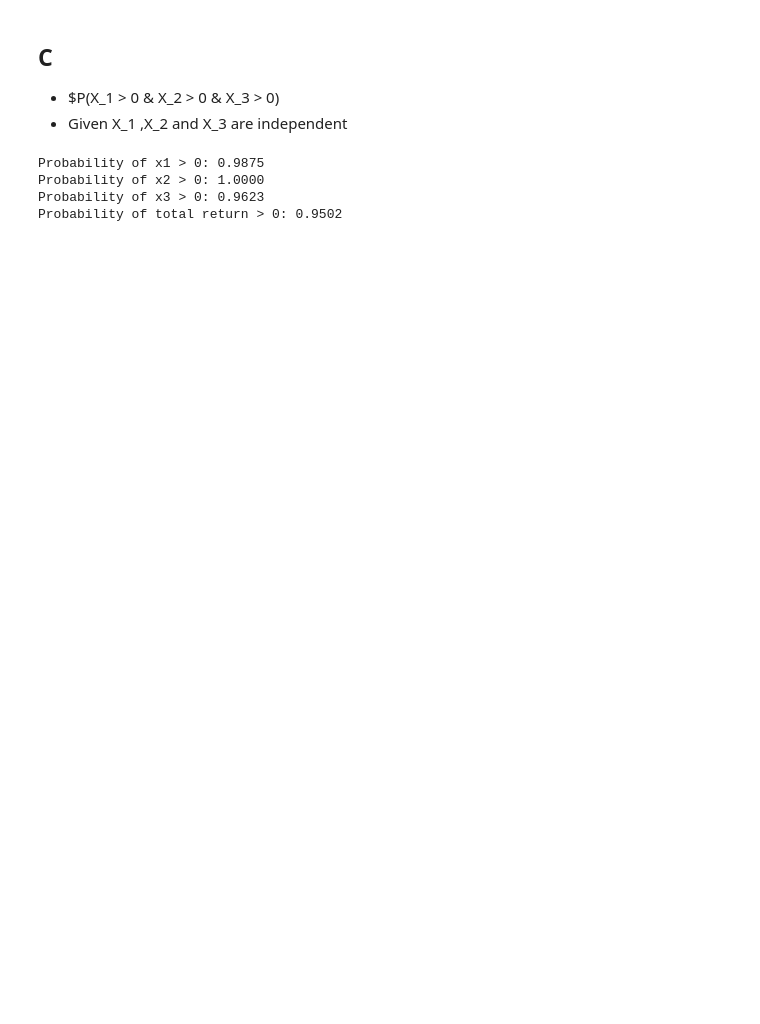
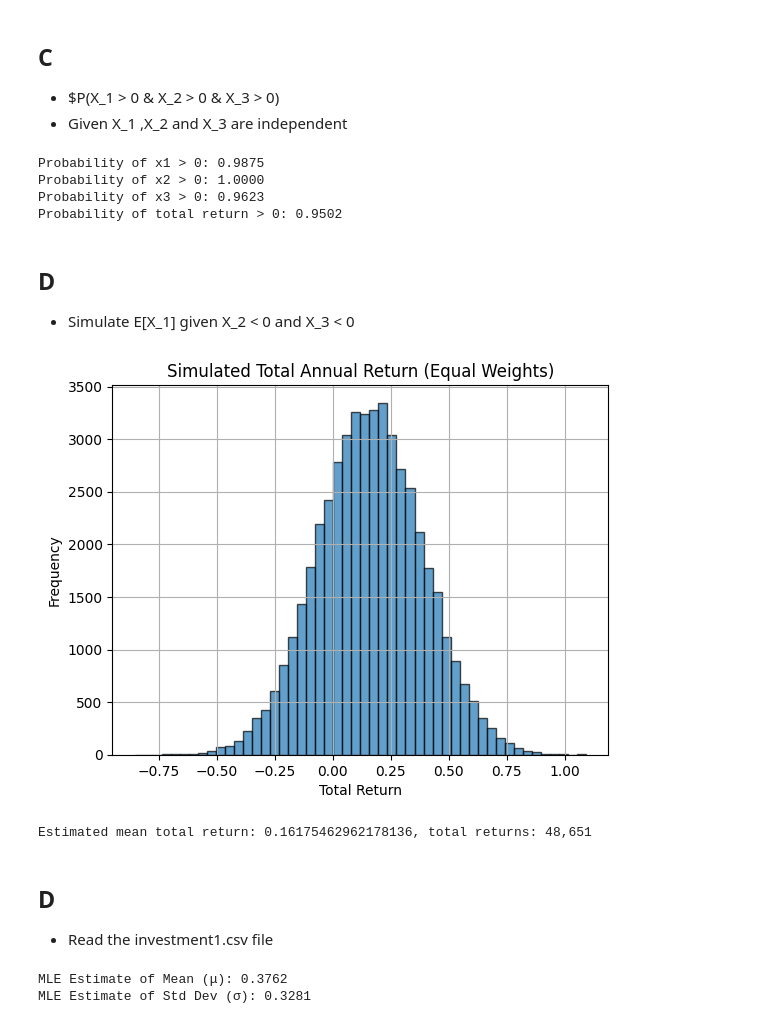
Before and after one commit to 1shaked/year_3, a Jupyter notebook: simulation/hw5/q1.ipynb, the cells around one changed output. Saved outputs shown, nothing was run; the diff lists cells and outputs as text; code cells hidden in the pictures; blank space fills up the shorter version.

```diff
--- a/simulation/hw5/q1.ipynb
+++ b/simulation/hw5/q1.ipynb
@@ -109,3 +110,50 @@ Probability of x1 > 0: 0.9875
 Probability of x2 > 0: 1.0000
 Probability of x3 > 0: 0.9623
 Probability of total return > 0: 0.9502
+# %% [markdown]
+## D
+* Simulate E[X_1] given X_2 < 0 and X_3 < 0
+# %%
+returns = np.random.multivariate_normal(mu, Sigma, size=n_samples * 10)
+
+# total_returns = returns.mean(axis=1)  # axis=1 → average across columns (investments)
+vals = []
+for val in returns:
+    if val[1] > 0 and val[2] > 0:
+        vals.append(val[0])
+# %%
+# plot the vals histogram
+plt.hist(vals, bins=50, edgecolor='k', alpha=0.7)
+plt.title('Simulated Total Annual Return (Equal Weights)')
+plt.xlabel('Total Return')
+plt.ylabel('Frequency')
+plt.grid(True)
+plt.show()
+# %% [output]
+[figure, added]
+# %%
+avg = np.mean(vals, axis=0)
+print(f"Estimated mean total return: {avg}, total returns: {len(vals):,}")
+# %% [output]
+Estimated mean total return: 0.16175462962178136, total returns: 48,651
+# %% [markdown]
+## D
+* Read the investment1.csv file
+# %%
+import numpy as np
+import pandas as pd
+
+# Step 1: Load data
+data = pd.read_csv('investment1.csv')  # make sure the file is in the same folder
+returns = data.iloc[:, 0].values  # assuming the returns are in the first column
+
+# Step 2: Calculate MLE estimates
+mu_mle = np.mean(returns)
+sigma_mle = np.std(returns, ddof=0)  # ddof=0 gives MLE estimate (not unbiased)
+
+# Step 3: Print the results
+print(f"MLE Estimate of Mean (μ): {mu_mle:.4f}")
+print(f"MLE Estimate of Std Dev (σ): {sigma_mle:.4f}")
+# %% [output]
+MLE Estimate of Mean (μ): 0.3762
+MLE Estimate of Std Dev (σ): 0.3281
```
Also changed, not shown: parts of 5 cells of this notebook.
